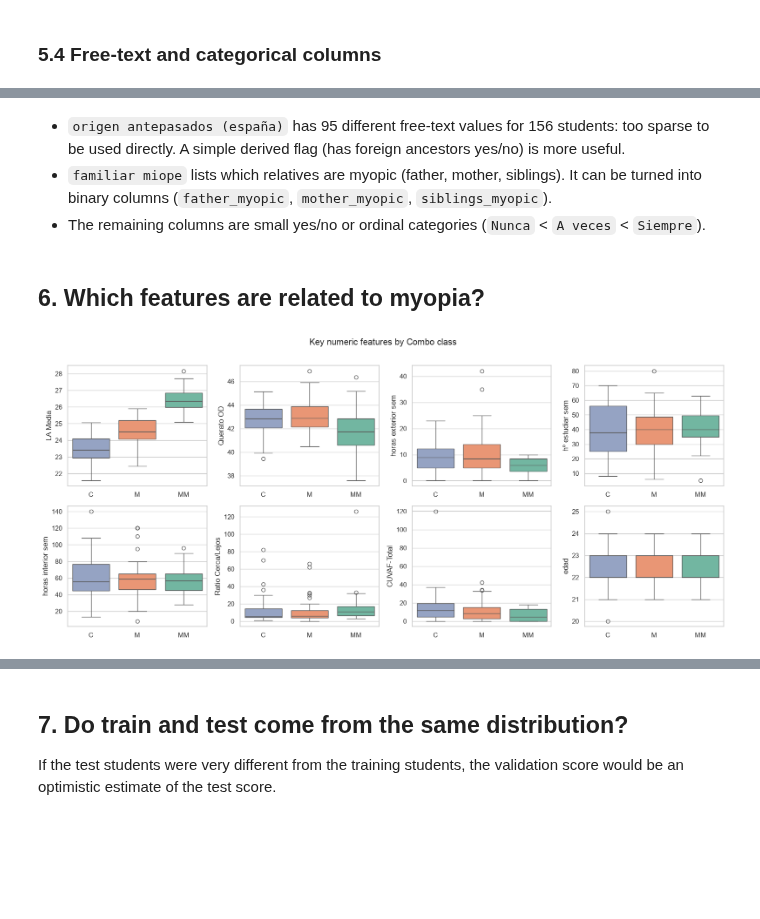
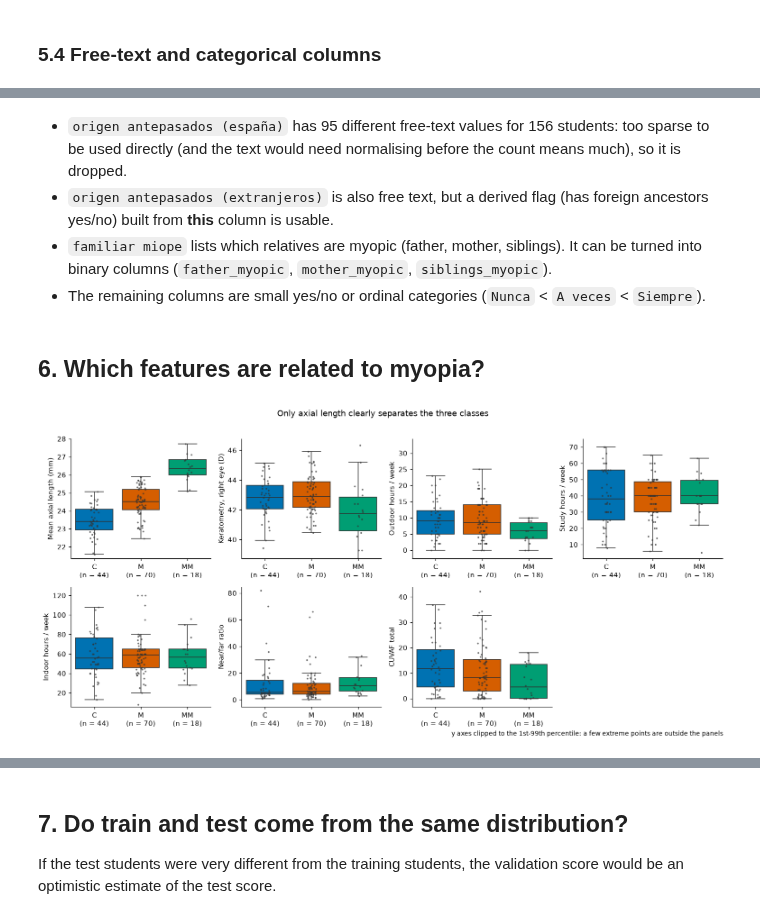
Before and after one commit to tomas20oriol-jpg/miopia-ml-project, a Jupyter notebook: notebooks/01_eda.ipynb, the cells around one changed output, grey strips where cells are left out. Saved outputs shown, nothing was run; the diff lists cells and outputs as text; code cells hidden in the pictures; blank space fills up the shorter version.

```diff
--- a/notebooks/01_eda.ipynb
+++ b/notebooks/01_eda.ipynb
@@ -286,12 +313,18 @@ CUVAF-Total = OD-Total + OS-Total                    True
 Suma Nasal = 2 * Promedio Nasal                      True
 Name: holds, dtype: bool
 # %%
-# Correlation between numeric features (absolute value)
+# Correlation between numeric features (absolute value), ordered so related columns sit together
+from scipy.cluster.hierarchy import leaves_list, linkage
+from scipy.spatial.distance import squareform
+
 corr = X_train[num_cols].drop(columns="hº act.cerca sem").corr().abs()
-fig, ax = plt.subplots(figsize=(12, 10))
-sns.heatmap(corr, cmap="Blues", square=True, cbar_kws={"shrink": .6}, ax=ax)
-ax.set_title("Absolute correlation between numeric features")
-plt.tight_layout()
-plt.savefig(FIGURES / "01_correlation.png", dpi=150)
+leaf_order = leaves_list(linkage(squareform(1 - corr.values, checks=False), "average"))
+corr = corr.iloc[leaf_order, leaf_order]
+fig, ax = plt.subplots(figsize=(10, 8.5))
+sns.heatmap(corr, cmap="viridis", vmin=0, vmax=1, square=True, cbar_kws={"shrink": .6, "label": "|Pearson r|"},
+            xticklabels=True, yticklabels=True, ax=ax)
+ax.tick_params(labelsize=7)
+ax.set_title("Absolute Pearson correlation between numeric features")
+save_fig(fig, "01_correlation")
 plt.show()
 # %% [output]
@@ -330,28 +369,44 @@ summary
 | toma sol | 2 | [SI, NO] |
 # %% [markdown]
 - `origen antepasados (españa)` has 95 different free-text values for 156 students: too
-  sparse to be used directly. A simple derived flag (has foreign ancestors yes/no) is more
-  useful.
+  sparse to be used directly (and the text would need normalising before the count means much),
+  so it is dropped.
+- `origen antepasados (extranjeros)` is also free text, but a derived flag (has foreign ancestors
+  yes/no) built from **this** column is usable.
 - `familiar miope` lists which relatives are myopic (father, mother, siblings). It can be
   turned into binary columns (`father_myopic`, `mother_myopic`, `siblings_myopic`).
 - The remaining columns are small yes/no or ordinal categories (`Nunca` < `A veces` < `Siempre`).
 # %% [markdown]
 ## 6. Which features are related to myopia?
 # %%
-# Distribution of the main numeric features for myopic (SI) vs non-myopic (NO) students
-key_vars = ["LA Media", "Querato OD", "horas exterior sem", "hº estudiar sem",
-            "horas interior sem", "Ratio Cerca/Lejos", "CUVAF-Total", "edad"]
+# Distribution of the main numeric features by class (y axis clipped to the 1st-99th percentile so single outliers do not squash the boxes; age is left out because it is whole years and the boxes collapse)
+key_vars = {"LA Media": "Mean axial length (mm)", "Querato OD": "Keratometry, right eye (D)",
+            "horas exterior sem": "Outdoor hours / week", "hº estudiar sem": "Study hours / week",
+            "horas interior sem": "Indoor hours / week", "Ratio Cerca/Lejos": "Near/far ratio",
+            "CUVAF-Total": "CUVAF total"}
 df = X_train.join(Y_train)
+classes = ["C", "M", "MM"]
+n_class = df["Combo"].value_counts()
 
-fig, axes = plt.subplots(2, 4, figsize=(16, 7))
-for ax, var in zip(axes.ravel(), key_vars):
-    sns.boxplot(data=df, x="Combo", y=var, order=["C", "M", "MM"], ax=ax,
-                palette="Set2", hue="Combo", legend=False)
+fig, axes = plt.subplots(2, 4, figsize=(14, 6.5))
+axes.ravel()[-1].set_visible(False)
+for ax, (var, label) in zip(axes.ravel(), key_vars.items()):
+    sns.boxplot(data=df, x="Combo", y=var, order=classes, hue="Combo", hue_order=classes,
+                palette=CLASS_COLORS["Combo"], saturation=1, legend=False, showfliers=False, ax=ax)
+    sns.stripplot(data=df, x="Combo", y=var, order=classes, color="0.2", size=2.5, alpha=0.7, ax=ax)
+    lo, hi = df[var].quantile([0.01, 0.99])
+    pad = 0.08 * (hi - lo)
+    ax.set_ylim(lo - pad, hi + pad)
+    ax.set_xticks(range(3), [f"{c}\n(n = {n_class[c]})" for c in classes])
     ax.set_xlabel("")
-plt.suptitle("Key numeric features by Combo class", y=1.01)
-plt.tight_layout()
-plt.savefig(FIGURES / "01_numeric_by_class.png", dpi=150, bbox_inches="tight")
+    ax.set_ylabel(label)
+    ax.tick_params(labelsize=10)
+fig.suptitle("Only axial length clearly separates the three classes", y=1.01)
+fig.text(0.99, 0.0, "y axes clipped to the 1st-99th percentile: a few extreme points are outside the panels",
+         ha="right", fontsize=9)
+fig.tight_layout()
+save_fig(fig, "01_numeric_by_class")
 plt.show()
 # %% [output]
-[figure, old version]
+[figure, new version]
 # %%
```
Also changed, not shown: parts of 22 cells of this notebook, 14 other files.
